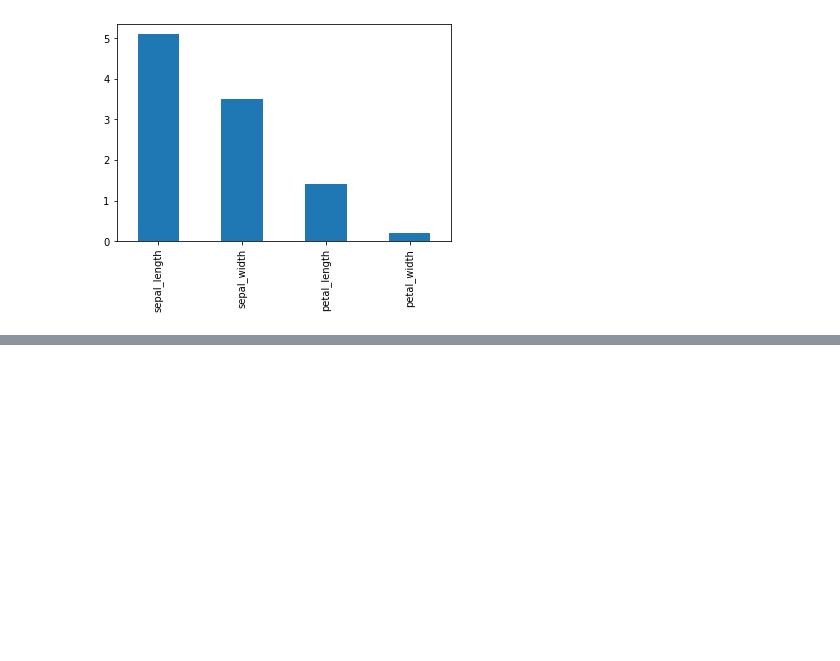
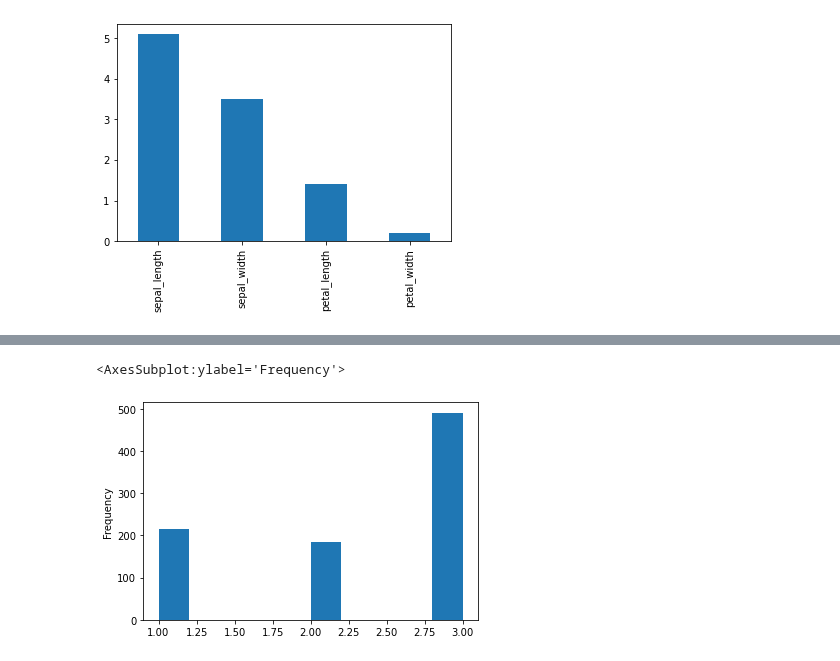
Before and after one commit to kamalnorizan/trainingmampu, a Jupyter notebook: BarPlot_Tutorial.ipynb, the cells around one changed output, grey strips where cells are left out. Cells and saved outputs as stored; diff of their text form; code cells hidden in the pictures; blank space fills up the shorter version.

```diff
--- a/BarPlot_Tutorial.ipynb
+++ b/BarPlot_Tutorial.ipynb
@@ -22,0 +41,3 @@ df.iloc[0].plot(kind='bar')
+# %%
+titanic = sns.load_dataset('titanic')
+titanic.head()
@@ -22,0 +66,5 @@ df.iloc[0].plot(kind='bar')
+# %%
+titanic['pclass'].plot(kind='hist')
+# %% [output]
+<AxesSubplot:ylabel='Frequency'>
+[figure, added]
```
Also changed, not shown: parts of 6 cells of this notebook.
